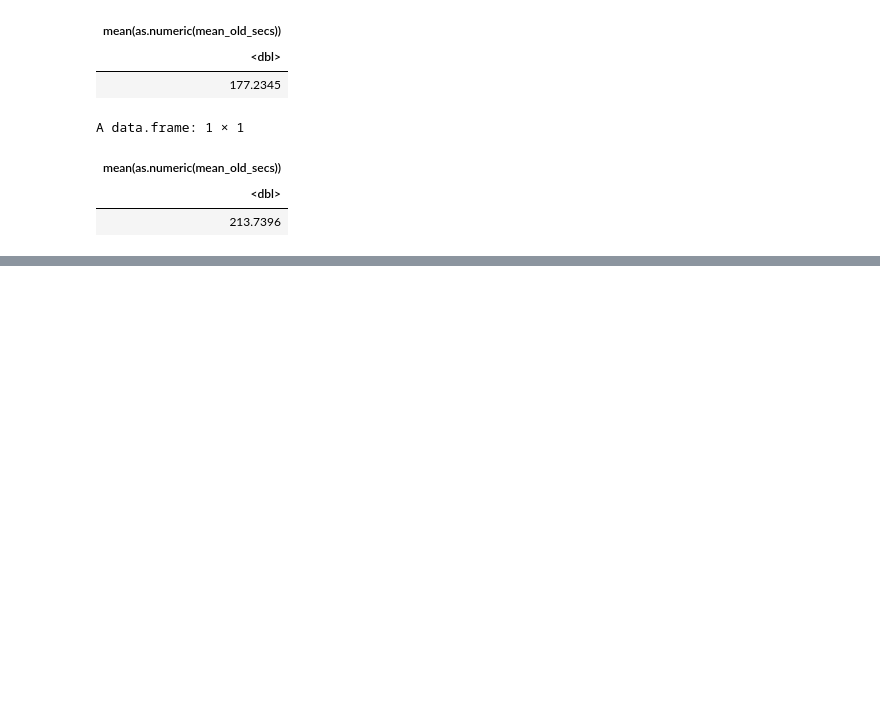
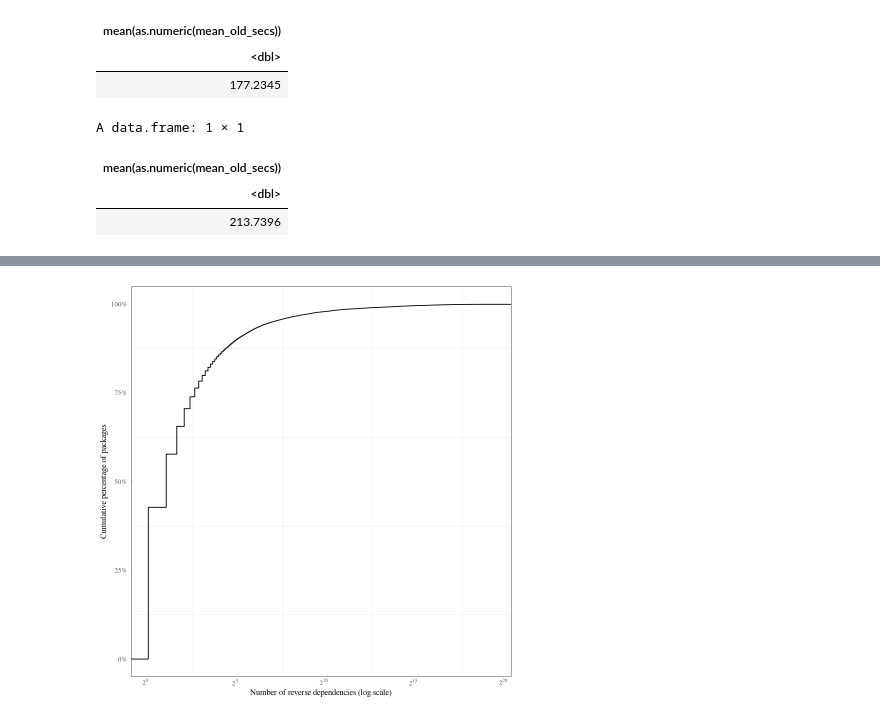
Before and after one commit to donald-pinckney/npm-follower, a Jupyter notebook: analysis/notebooks/rq3_a.ipynb, the cells around one changed output, grey strips where cells are left out. Saved outputs shown, nothing was run; the diff lists cells and outputs as text; code cells hidden in the pictures; blank space fills up the shorter version.

```diff
--- a/analysis/notebooks/rq3_a.ipynb
+++ b/analysis/notebooks/rq3_a.ipynb
@@ -164,0 +231,6 @@ A data.frame: 1 × 1
+# %%
+rev_dep_counts <- df %>%
+    group_by(dep_pkg_id) %>%
+    summarise(
+        n = n()
+    )# %>% arrange(desc(n))
@@ -164,0 +259,15 @@ A data.frame: 1 × 1
+# %%
+ggplot(data=rev_dep_counts, aes(x=n)) +
+    stat_ecdf() +
+    scale_y_continuous(labels = scales::percent) +
+    scale_x_continuous(trans = log2_trans(),
+    breaks = trans_breaks("log2", function(x) 2^x),
+    labels = trans_format("log2", math_format(2^.x))) +
+    # coord_trans(x="log2") +
+    ylab("Cumulative percentage of packages") +
+    xlab("Number of reverse dependencies (log scale)") +
+    mytheme()
+
+mysave("plots/general/num_rev_deps_ecdf.pdf")
+# %% [output]
+[figure, added]
```
Also changed, not shown: parts of 8 cells of this notebook, 8 other files.
